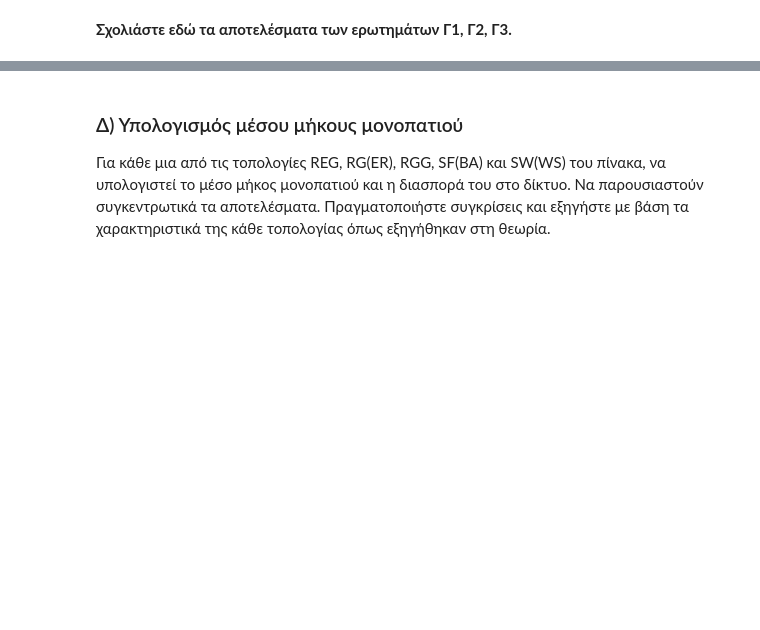
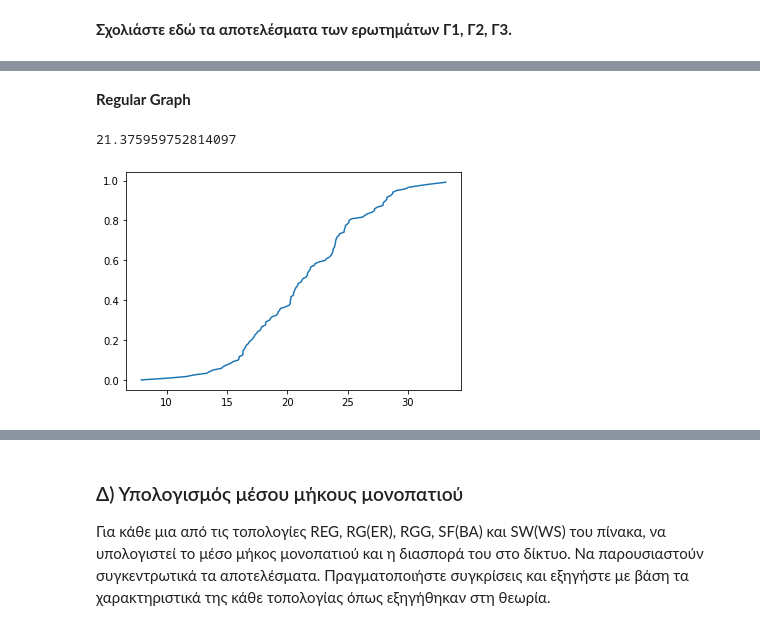
Before and after one commit to LoniasGR/socialnetanalysis, a Jupyter notebook: Lab 1/lab1_student version.ipynb, the cells around one changed output, grey strips where cells are left out. Cells and saved outputs as stored; diff of their text form; code cells hidden in the pictures; blank space fills up the shorter version.

```diff
--- a/Lab 1/lab1_student version.ipynb
+++ b/Lab 1/lab1_student version.ipynb
@@ -303,8 +306,8 @@ def strength(topology):
     for i in range(0,len(topology.adj)):
         a=[]
         for j in range (0,len(topology.adj[i].items())):
-            d=topology.adj[i].values()[j]
-            c=d.values()[0]
+            d=list(topology.adj[i].values())[j]
+            c=list(d.values())[0]
             a.append(c)
         weights_list.append(a)
     node_weights = []
@@ -312,14 +315,25 @@ def strength(topology):
         node_weights.append(sum(node))
     return node_weights
 
-#uncomment REG_strength=
-#uncomment RGER_strength=
-#uncomment RGG_strength=
-#uncomment SF_strength=
-#uncomment SW_strength=
+REG_strength = strength(REG_weighted)
+RGER_strength = strength(RGER_weighted)
+RGG_strength = strength(RGG_weighted)
+SF_strength = strength(SF_weighted)
+SW_strength = strength(SW_weighted)
 # %% [markdown]
 ##### ii) Να αναπαρασταθεί η συγκεντρωτική κατανομή δύναμης (cumulative strength distribution) των κόμβων του δικτύου (σε κάθε τιμή δύναμης αντιστοιχίζεται το πλήθος των κόμβων με δύναμη μικρότερη ή ίση από αυτή)
+# %%
+def plot_cum_str_dis(stren):
+    n = len(stren)
+    X = np.sort(stren)
+    Y = np.array(range(n))/float(n)
+    plt.plot(X,Y)
 # %% [markdown]
 ##### iii) Να υπολογιστεί η μέση δύναμη για όλους τους κόμβους
+# %%
+def mean_strength(stren):
+    #χρησιμοποιήστε τη mean του numpy
+    mean = np.mean(stren)
+    return mean
 # %% [markdown]
 <b>Σχολιάστε εδώ τα αποτελέσματα των ερωτημάτων Γ1, Γ2, Γ3.</b>
@@ -325,0 +342,8 @@ def strength(topology):
+# %% [markdown]
+<b> Regular Graph </b>
+# %%
+plot_cum_str_dis(REG_strength)
+mean_strength(REG_strength)
+# %% [output]
+21.375959752814097
+[figure, added]
```
Also changed, not shown: parts of 32 cells of this notebook, 1 other file.
